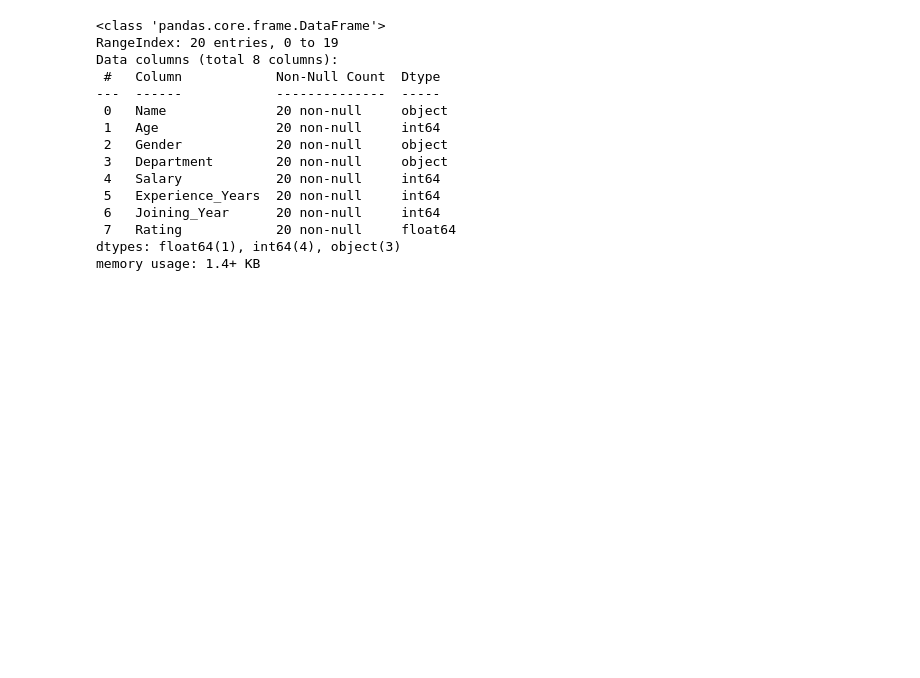
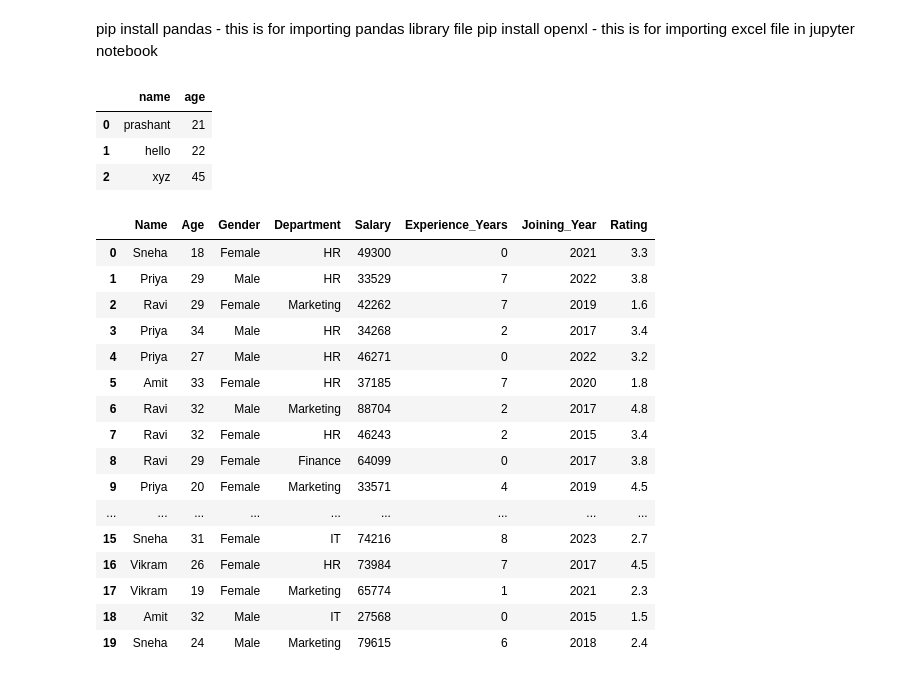
Before and after one commit to prashant-0307/python-jupyter-files, a Jupyter notebook: pandas-practices.ipynb, the cells around one changed output. Drawn from its saved outputs; the diff is of its cells as text; code cells hidden in the pictures; blank space fills up the shorter version.

Commit message:
pandas basic program

```diff
--- a/pandas-practices.ipynb
+++ b/pandas-practices.ipynb
@@ -13,22 +1,39 @@ Successfully installed et-xmlfile-2.0.0 openpyxl-3.1.5
+# %% [markdown]
+pip install pandas - this is for importing pandas library file
+pip install openxl - this is for importing excel file in jupyter notebook
 # %%
 import pandas as pd
 # %%
+data = {
+    'name':['prashant','hello','xyz'],
+    'age' :[21,22,45]
+}
 
-df = pd.read_excel("sample.xlsx")
-df.info()
+df = pd.DataFrame(data)
+df
 # %% [output]
-<class 'pandas.core.frame.DataFrame'>
-RangeIndex: 20 entries, 0 to 19
-Data columns (total 8 columns):
- #   Column            Non-Null Count  Dtype
----  ------            --------------  -----
- 0   Name              20 non-null     object
- 1   Age               20 non-null     int64
- 2   Gender            20 non-null     object
- 3   Department        20 non-null     object
- 4   Salary            20 non-null     int64
- 5   Experience_Years  20 non-null     int64
- 6   Joining_Year      20 non-null     int64
- 7   Rating            20 non-null     float64
-dtypes: float64(1), int64(4), object(3)
-memory usage: 1.4+ KB
+|  | name | age |
+| 0 | prashant | 21 |
+| 1 | hello | 22 |
+| 2 | xyz | 45 |
+# %%
+df1 = pd.read_excel('sample.xlsx')
+df1
+# %% [output]
+|  | Name | Age | Gender | Department | Salary | Experience_Years | Joining_Year | Rating |
+| 0 | Sneha | 18 | Female | HR | 49300 | 0 | 2021 | 3.3 |
+| 1 | Priya | 29 | Male | HR | 33529 | 7 | 2022 | 3.8 |
+| 2 | Ravi | 29 | Female | Marketing | 42262 | 7 | 2019 | 1.6 |
+| 3 | Priya | 34 | Male | HR | 34268 | 2 | 2017 | 3.4 |
+| 4 | Priya | 27 | Male | HR | 46271 | 0 | 2022 | 3.2 |
+| 5 | Amit | 33 | Female | HR | 37185 | 7 | 2020 | 1.8 |
+| 6 | Ravi | 32 | Male | Marketing | 88704 | 2 | 2017 | 4.8 |
+| 7 | Ravi | 32 | Female | HR | 46243 | 2 | 2015 | 3.4 |
+| 8 | Ravi | 29 | Female | Finance | 64099 | 0 | 2017 | 3.8 |
+| 9 | Priya | 20 | Female | Marketing | 33571 | 4 | 2019 | 4.5 |
+| ... | ... | ... | ... | ... | ... | ... | ... | ... |
+| 15 | Sneha | 31 | Female | IT | 74216 | 8 | 2023 | 2.7 |
+| 16 | Vikram | 26 | Female | HR | 73984 | 7 | 2017 | 4.5 |
+| 17 | Vikram | 19 | Female | Marketing | 65774 | 1 | 2021 | 2.3 |
+| 18 | Amit | 32 | Male | IT | 27568 | 0 | 2015 | 1.5 |
+| 19 | Sneha | 24 | Male | Marketing | 79615 | 6 | 2018 | 2.4 |
```
Also changed, not shown: parts of 26 cells of this notebook, 2 other files.
